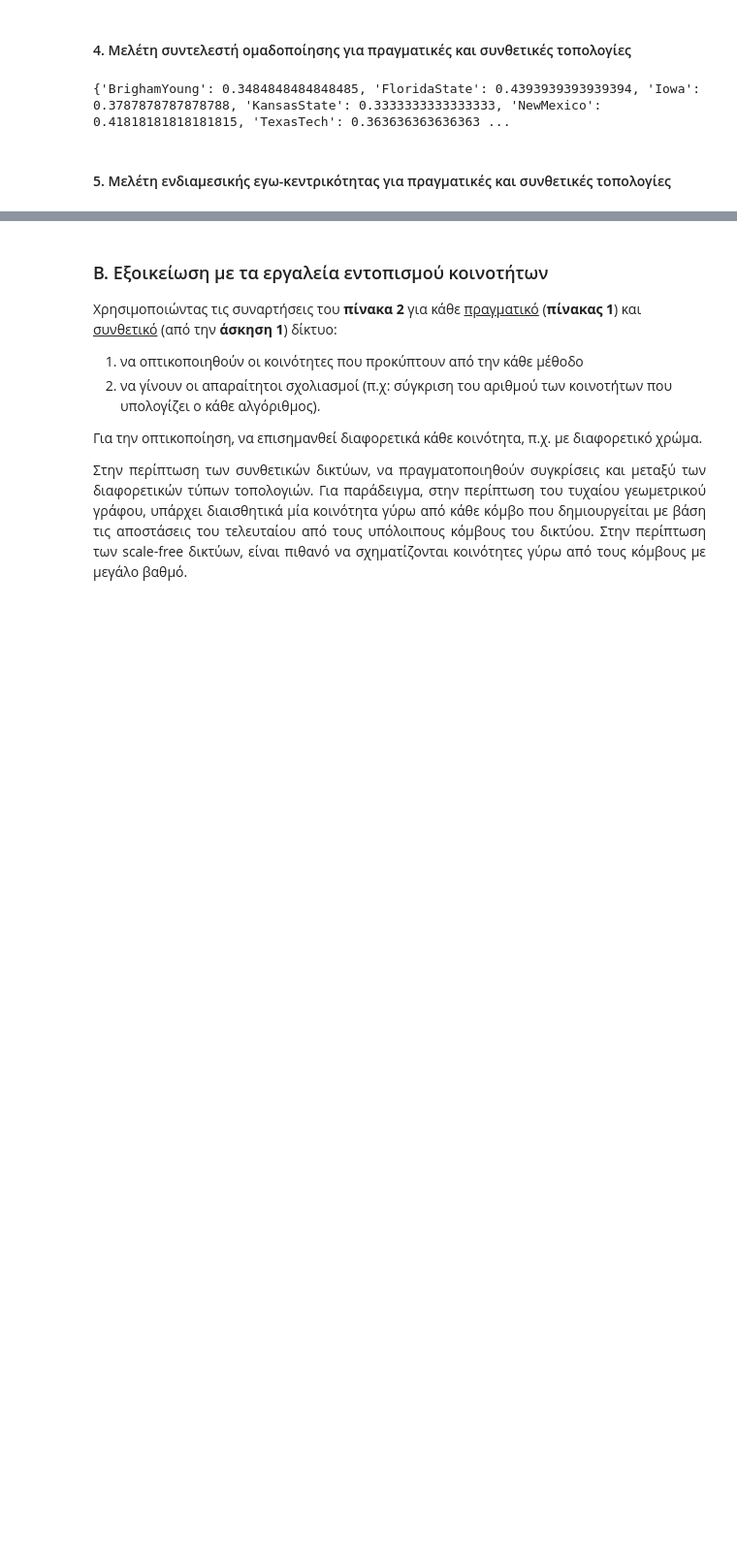
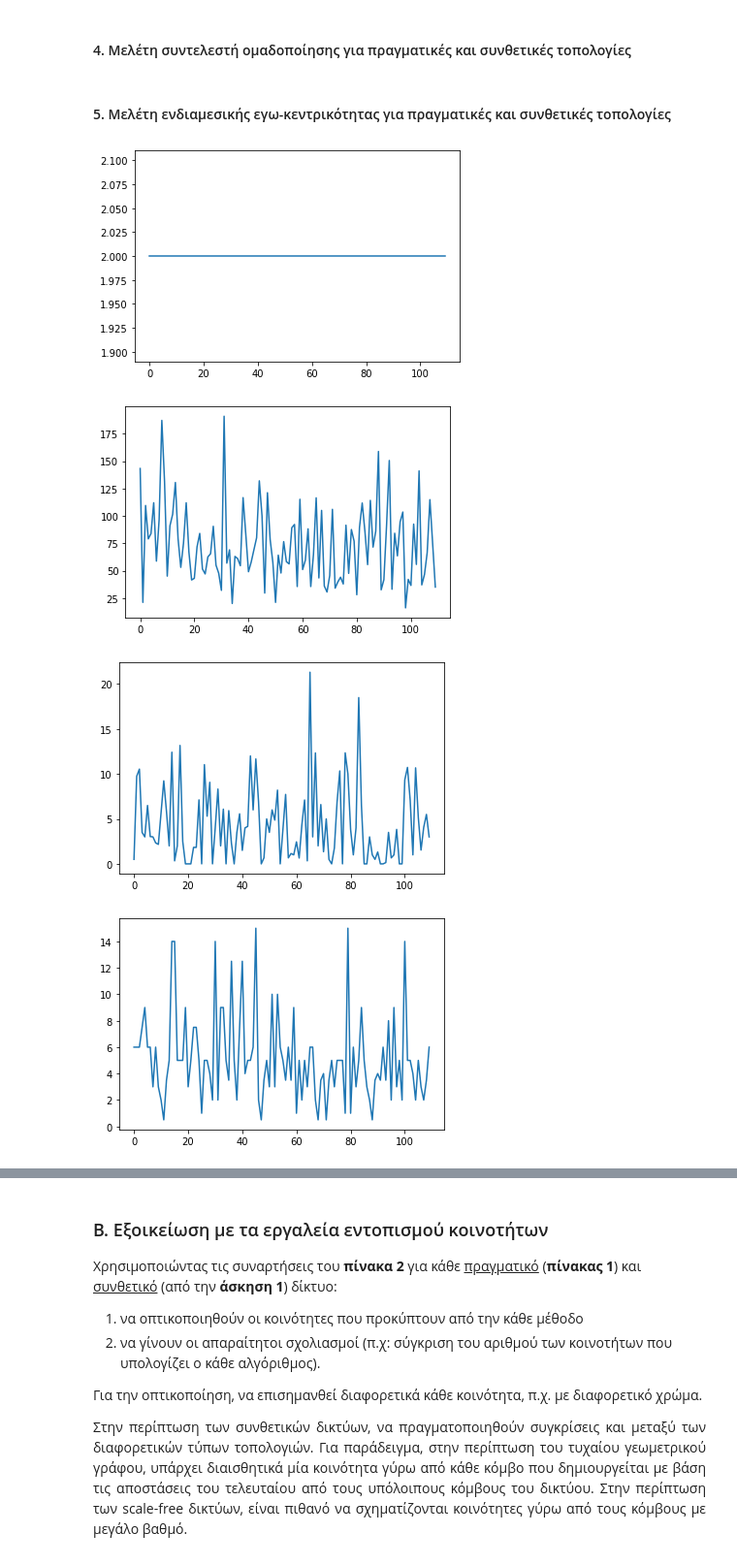
Before and after one commit to arkountos/Social-Network-Analysis, a Jupyter notebook: Lab2_2019/lab2-student_version-2019.ipynb, the cells around one changed output, grey strips where cells are left out. Shown at 97% size. Cells and saved outputs as stored; diff of their text form; code cells hidden in the pictures; blank space fills up the shorter version.

```diff
--- a/Lab2_2019/lab2-student_version-2019.ipynb
+++ b/Lab2_2019/lab2-student_version-2019.ipynb
@@ -69,6 +74,12 @@ while nx.is_connected(RGG)==False:
 
 SF = nx.barabasi_albert_graph(n, d)
 SW = nx.watts_strogatz_graph(n,k,p)
+
+REG.graph['pos']= nx.circular_layout(REG)
+RGER.graph['pos']= nx.spring_layout(RGER)
+RGG.graph['pos'] = nx.get_node_attributes(RGG, 'pos')
+SF.graph['pos'] = nx.spring_layout(SF)
+SW.graph['pos'] = nx.spring_layout(SW)
 # %% [markdown]
 <h4>2. Εισαγωγή και οπτικοποίηση πραγματικών τοπολογιών.</h4>
 # %%
@@ -186,8 +199,6 @@ mean_cc_football = cc_hist(G1)
 mean_cc_lesmis = cc_hist(G2)
 mean_cc_dolphins = cc_hist(G3)
 
-print(football_cc, mean_cc_football)
+# print(football_cc, mean_cc_football)
-# %% [output]
-{'BrighamYoung': 0.3484848484848485, 'FloridaState': 0.4393939393939394, 'Iowa': 0.3787878787878788, 'KansasState': 0.3333333333333333, 'NewMexico': 0.41818181818181815, 'TexasTech': 0.363636363636363 ...
 # %% [markdown]
 <h4>5. Μελέτη ενδιαμεσικής εγω-κεντρικότητας για πραγματικές και συνθετικές τοπολογίες </h4>
@@ -215,0 +205,40 @@ print(football_cc, mean_cc_football)
+# %%
+#def ego_centrality(topology):
+def ego_centrality(G):
+    centrality = {}
+    for node in G:
+        G_ego = nx.ego_graph(G, node)
+        A = nx.adjacency_matrix(G_ego).todense()
+        A = np.multiply(A ** 2, np.ones_like(A) - A)
+        A = np.triu(A, 1)
+        entries = A[A != 0]
+        centrality[node] = sum(1 / entries)
+    return centrality
+
+REG_ebtw = ego_centrality(REG)
+RGER_ebtw = ego_centrality(RGER)
+RGG_ebtw = ego_centrality(RGG)
+SF_ebtw = ego_centrality(SF)
+SW_ebtw = ego_centrality(SW)
+nfootball_ebtw = ego_centrality(G1)
+nlesmis_ebtw = ego_centrality(G2)
+ndolphins_ebtw = ego_centrality(G3)
+
+def egobtw_hist(G_ebtw):
+
+    plt.plot(list(G_ebtw.keys()), list(G_ebtw.values()))
+    plt.show()
+
+mean_ebtw_REG = egobtw_hist(REG_ebtw)
+mean_ebtw_RGER = egobtw_hist(RGER_ebtw)
+mean_ebtw_RGG = egobtw_hist(RGG_ebtw)
+mean_ebtw_SW = egobtw_hist(SW_ebtw)
+mean_ebtw_SF = egobtw_hist(SF_ebtw)
+mean_ebtw_football = egobtw_hist(nfootball_ebtw)
+mean_ebtw_lesmis = egobtw_hist(nlesmis_ebtw)
+mean_ebtw_dolphins = egobtw_hist(ndolphins_ebtw)
+# %% [output]
+[figure, added]
+[figure, added]
+[figure, added]
+[figure, added]
```
Also changed, not shown: parts of 24 cells of this notebook.
